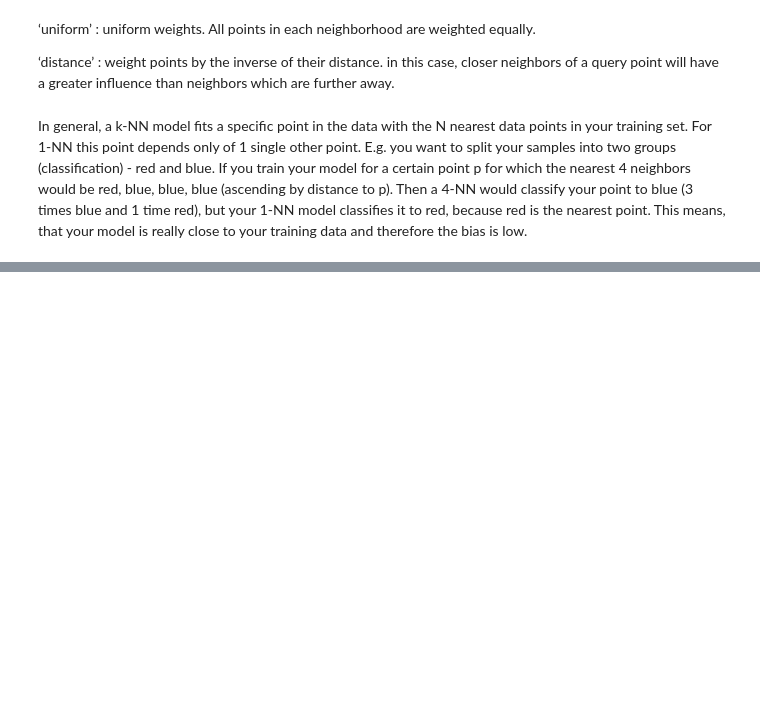
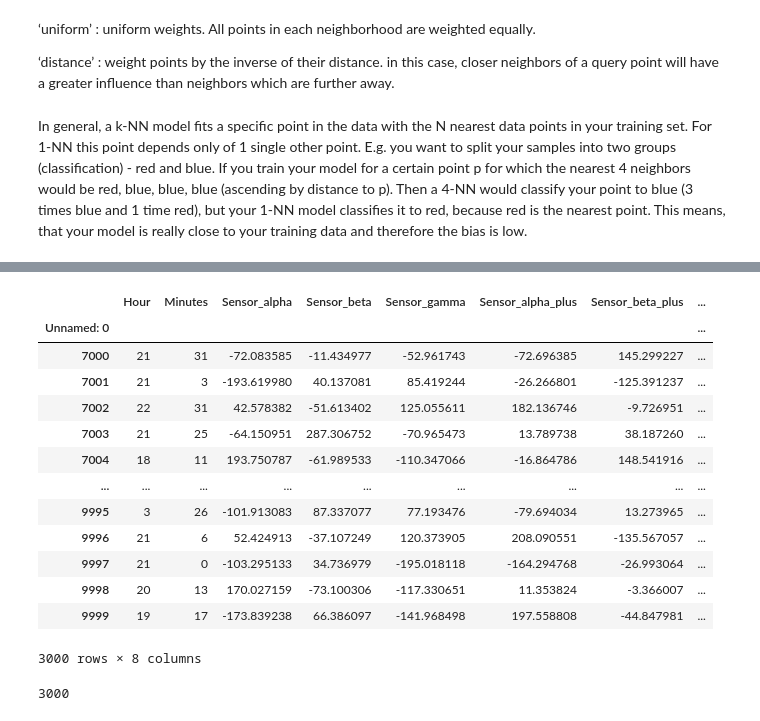
Before and after one commit to Goodjorx/jobbarcelona22, a Jupyter notebook: Insects_JobBarcelona22.ipynb, the cells around one changed output, grey strips where cells are left out. Saved outputs shown, nothing was run; the diff lists cells and outputs as text; code cells hidden in the pictures; blank space fills up the shorter version.

```diff
--- a/Insects_JobBarcelona22.ipynb
+++ b/Insects_JobBarcelona22.ipynb
@@ -483,0 +486,2 @@ In general, a k-NN model fits a specific point in the data with the N nearest da
+# %%
+test_df = pd.read_csv('/content/drive/MyDrive/Colab Notebooks/Insects_Hackathon/test_x.csv')
@@ -483,0 +504,17 @@ In general, a k-NN model fits a specific point in the data with the N nearest da
+# %%
+test_df.set_index('Unnamed: 0')
+# %% [output]
+|  | Hour | Minutes | Sensor_alpha | Sensor_beta | Sensor_gamma | Sensor_alpha_plus | Sensor_beta_plus | ... |
+| Unnamed: 0 |  |  |  |  |  |  |  | ... |
+| 7000 | 21 | 31 | -72.083585 | -11.434977 | -52.961743 | -72.696385 | 145.299227 | ... |
+| 7001 | 21 | 3 | -193.619980 | 40.137081 | 85.419244 | -26.266801 | -125.391237 | ... |
+| 7002 | 22 | 31 | 42.578382 | -51.613402 | 125.055611 | 182.136746 | -9.726951 | ... |
+| 7003 | 21 | 25 | -64.150951 | 287.306752 | -70.965473 | 13.789738 | 38.187260 | ... |
+| 7004 | 18 | 11 | 193.750787 | -61.989533 | -110.347066 | -16.864786 | 148.541916 | ... |
+| ... | ... | ... | ... | ... | ... | ... | ... | ... |
+| 9995 | 3 | 26 | -101.913083 | 87.337077 | 77.193476 | -79.694034 | 13.273965 | ... |
+| 9996 | 21 | 6 | 52.424913 | -37.107249 | 120.373905 | 208.090551 | -135.567057 | ... |
+| 9997 | 21 | 0 | -103.295133 | 34.736979 | -195.018118 | -164.294768 | -26.993064 | ... |
+| 9998 | 20 | 13 | 170.027159 | -73.100306 | -117.330651 | 11.353824 | -3.366007 | ... |
+| 9999 | 19 | 17 | -173.839238 | 66.386097 | -141.968498 | 197.558808 | -44.847981 | ... |
+3000 rows × 8 columns
@@ -483,0 +523,4 @@ In general, a k-NN model fits a specific point in the data with the N nearest da
+# %%
+len(predictions)
+# %% [output]
+3000
```
Also changed, not shown: parts of 11 cells of this notebook.
